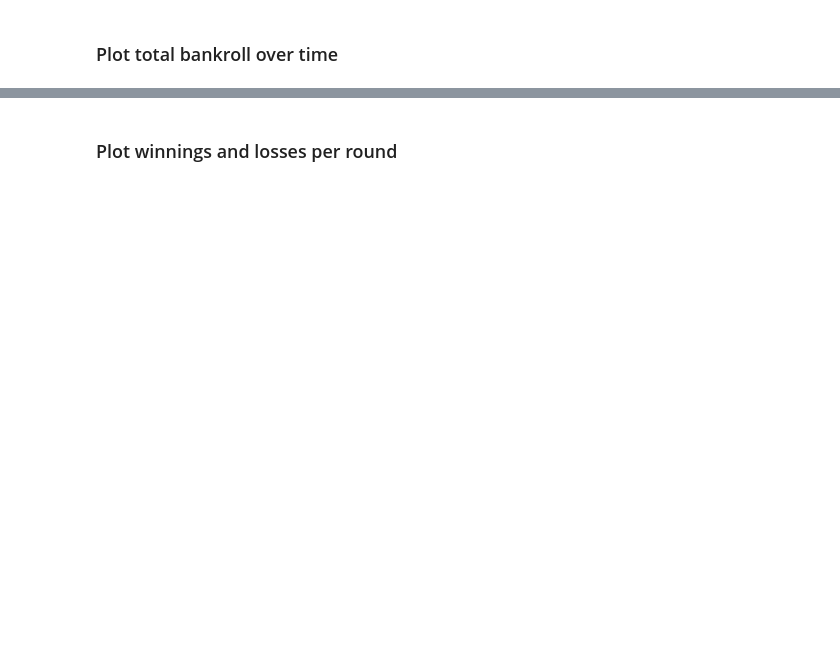
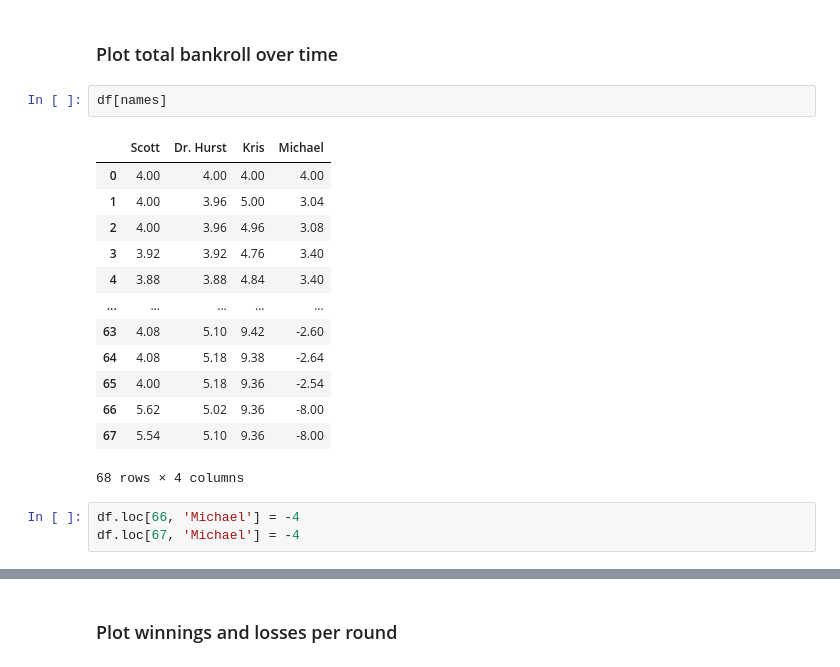
Before and after one commit to ScottVinay/Poker-Parser, a Jupyter notebook: Poker_Parser.ipynb, the cells around one changed output, grey strips where cells are left out. Saved outputs shown, nothing was run; the diff lists cells and outputs as text; blank space fills up the shorter version.

```diff
--- a/Poker_Parser.ipynb
+++ b/Poker_Parser.ipynb
@@ -122,5 +127,24 @@ print(cols[:len(names)], '\n')
 # %% [markdown]
 ### Plot total bankroll over time
+# %%
+df[names]
+# %% [output]
+|  | Scott | Dr. Hurst | Kris | Michael |
+| 0 | 4.00 | 4.00 | 4.00 | 4.00 |
+| 1 | 4.00 | 3.96 | 5.00 | 3.04 |
+| 2 | 4.00 | 3.96 | 4.96 | 3.08 |
+| 3 | 3.92 | 3.92 | 4.76 | 3.40 |
+| 4 | 3.88 | 3.88 | 4.84 | 3.40 |
+| ... | ... | ... | ... | ... |
+| 63 | 4.08 | 5.10 | 9.42 | -2.60 |
+| 64 | 4.08 | 5.18 | 9.38 | -2.64 |
+| 65 | 4.00 | 5.18 | 9.36 | -2.54 |
+| 66 | 5.62 | 5.02 | 9.36 | -8.00 |
+| 67 | 5.54 | 5.10 | 9.36 | -8.00 |
+68 rows × 4 columns
+# %%
+df.loc[66, 'Michael'] = -4
+df.loc[67, 'Michael'] = -4
 # %%
 plt.figure(figsize=[15,10])
 sns.set(font_scale=2)
```
Also changed, not shown: parts of 15 cells of this notebook.
